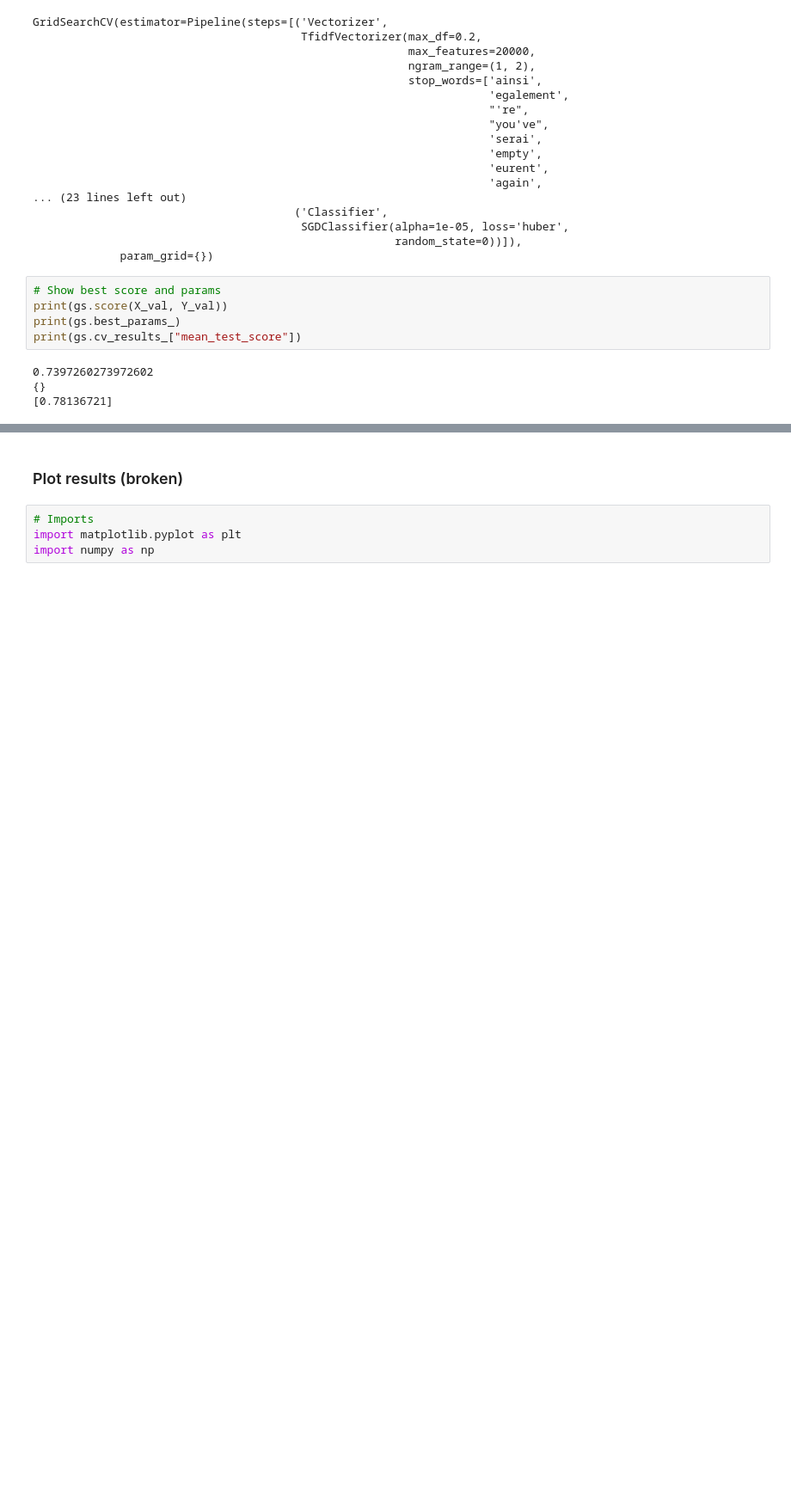
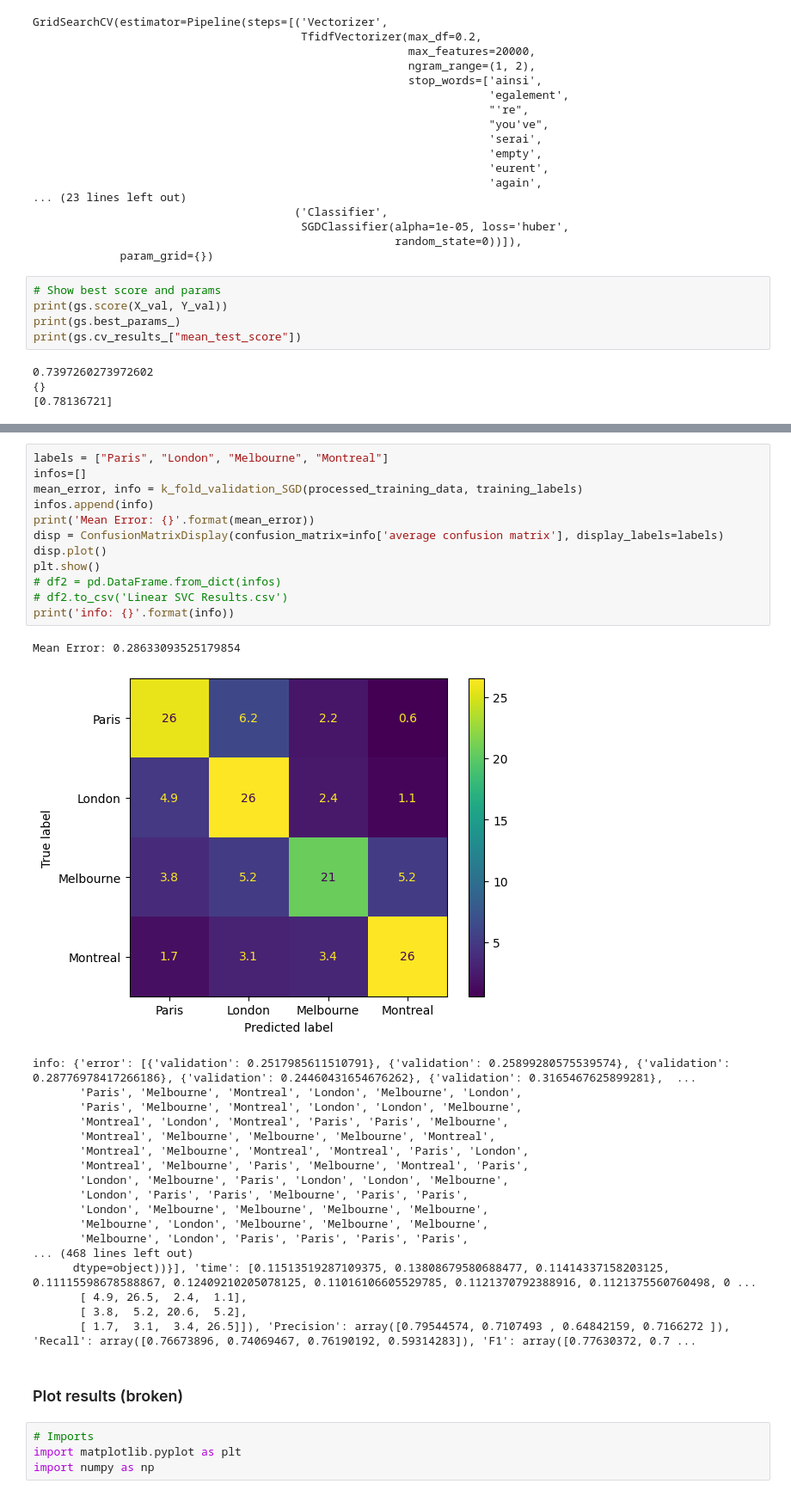
Before and after one commit to Kuzcop/551_Text_Classification_Reddit, a Jupyter notebook: NB.ipynb, the cells around one changed output, grey strips where cells are left out. Shown at 86% size. Drawn from its saved outputs; the diff is of its cells as text; blank space fills up the shorter version.

```diff
--- a/NB.ipynb
+++ b/NB.ipynb
@@ -1419,3 +1498,35 @@ print(gs.cv_results_["mean_test_score"])
+# %%
+labels = ["Paris", "London", "Melbourne", "Montreal"]
+infos=[]
+mean_error, info = k_fold_validation_SGD(processed_training_data, training_labels)
+infos.append(info)
+print('Mean Error: {}'.format(mean_error))
+disp = ConfusionMatrixDisplay(confusion_matrix=info['average confusion matrix'], display_labels=labels)
+disp.plot()
+plt.show()
+# df2 = pd.DataFrame.from_dict(infos)
+# df2.to_csv('Linear SVC Results.csv')
+print('info: {}'.format(info))
+# %% [output]
+Mean Error: 0.28633093525179854
+[figure, added]
+info: {'error': [{'validation': 0.2517985611510791}, {'validation': 0.25899280575539574}, {'validation': 0.28776978417266186}, {'validation': 0.24460431654676262}, {'validation': 0.3165467625899281},  ...
+       'Paris', 'Melbourne', 'Montreal', 'London', 'Melbourne', 'London',
+       'Paris', 'Melbourne', 'Montreal', 'London', 'London', 'Melbourne',
+       'Montreal', 'London', 'Montreal', 'Paris', 'Paris', 'Melbourne',
+       'Montreal', 'Melbourne', 'Melbourne', 'Melbourne', 'Montreal',
+       'Montreal', 'Melbourne', 'Montreal', 'Montreal', 'Paris', 'London',
+       'Montreal', 'Melbourne', 'Paris', 'Melbourne', 'Montreal', 'Paris',
+       'London', 'Melbourne', 'Paris', 'London', 'London', 'Melbourne',
+       'London', 'Paris', 'Paris', 'Melbourne', 'Paris', 'Paris',
+       'London', 'Melbourne', 'Melbourne', 'Melbourne', 'Melbourne',
+       'Melbourne', 'London', 'Melbourne', 'Melbourne', 'Melbourne',
+       'Melbourne', 'London', 'Paris', 'Paris', 'Paris', 'Paris',
+... (468 lines left out)
+      dtype=object))}], 'time': [0.11513519287109375, 0.13808679580688477, 0.11414337158203125, 0.11115598678588867, 0.12409210205078125, 0.11016106605529785, 0.1121370792388916, 0.1121375560760498, 0 ...
+       [ 4.9, 26.5,  2.4,  1.1],
+       [ 3.8,  5.2, 20.6,  5.2],
+       [ 1.7,  3.1,  3.4, 26.5]]), 'Precision': array([0.79544574, 0.7107493 , 0.64842159, 0.7166272 ]), 'Recall': array([0.76673896, 0.74069467, 0.76190192, 0.59314283]), 'F1': array([0.77630372, 0.7 ...
 # %% [markdown]
 ### Plot results (broken)
 # %%
```
Also changed, not shown: parts of 2 cells of this notebook, 1 other file.
